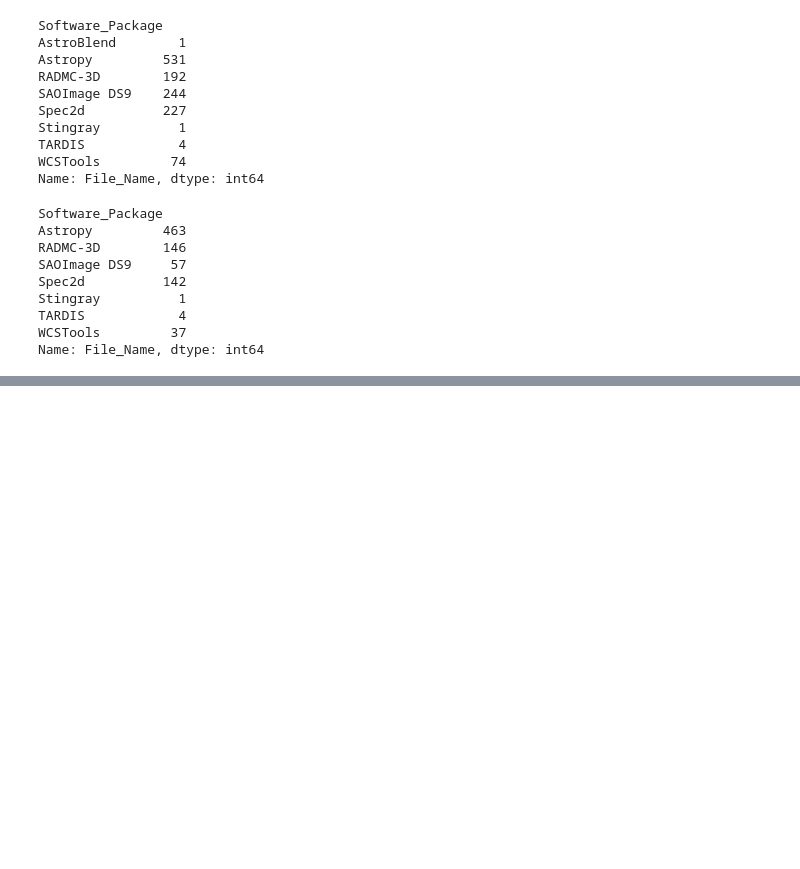
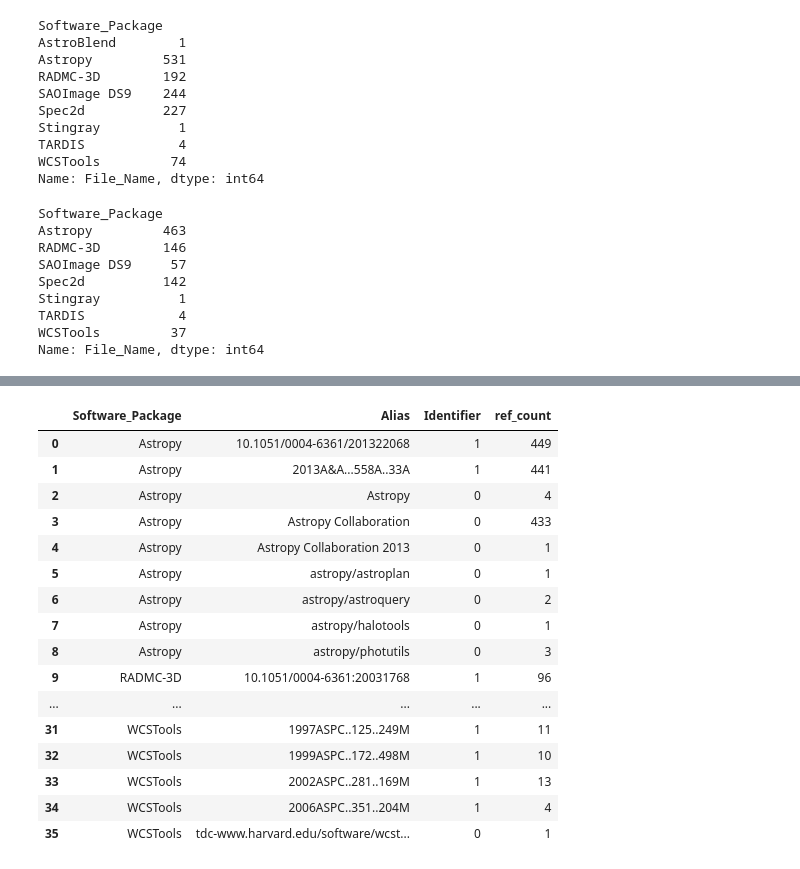
Before and after one commit to CfA-Library/Cite_Astro_Software, a Jupyter notebook: Citation_Study_2019/XML_SEARCH/XML_ANALYSIS/XML_ANALYSIS_082019/XML_REF_ANALYSIS_082019/XML_REF_ANALYSIS_082019.ipynb, the cells around one changed output, grey strips where cells are left out. Cells and saved outputs as stored; diff of their text form; code cells hidden in the pictures; blank space fills up the shorter version.

```diff
--- a/Citation_Study_2019/XML_SEARCH/XML_ANALYSIS/XML_ANALYSIS_082019/XML_REF_ANALYSIS_082019/XML_REF_ANALYSIS_082019.ipynb
+++ b/Citation_Study_2019/XML_SEARCH/XML_ANALYSIS/XML_ANALYSIS_082019/XML_REF_ANALYSIS_082019/XML_REF_ANALYSIS_082019.ipynb
@@ -223,9 +237,28 @@ print (XML_all_refs.groupby('Software_Package')['Alias'].nunique())
 # %%
 # Which aliases were used in the papers with aliases in references? Write results to csv
 
+XML_all_refs = XML_results.loc[XML_results['ref'] == "yes"]
 XML_ref_aliases = pd.DataFrame({'ref_count' : XML_all_refs.groupby(['Software_Package', 'Alias', 'Identifier'])['File_Name'].nunique()}).reset_index()
 XML_ref_aliases.to_csv("XML_ref_aliases_082019.csv")
 XML_ref_aliases
+# %% [output]
+|  | Software_Package | Alias | Identifier | ref_count |
+| 0 | Astropy | 10.1051/0004-6361/201322068 | 1 | 449 |
+| 1 | Astropy | 2013A&A...558A..33A | 1 | 441 |
+| 2 | Astropy | Astropy | 0 | 4 |
+| 3 | Astropy | Astropy Collaboration | 0 | 433 |
+| 4 | Astropy | Astropy Collaboration 2013 | 0 | 1 |
+| 5 | Astropy | astropy/astroplan | 0 | 1 |
+| 6 | Astropy | astropy/astroquery | 0 | 2 |
+| 7 | Astropy | astropy/halotools | 0 | 1 |
+| 8 | Astropy | astropy/photutils | 0 | 3 |
+| 9 | RADMC-3D | 10.1051/0004-6361:20031768 | 1 | 96 |
+| ... | ... | ... | ... | ... |
+| 31 | WCSTools | 1997ASPC..125..249M | 1 | 11 |
+| 32 | WCSTools | 1999ASPC..172..498M | 1 | 10 |
+| 33 | WCSTools | 2002ASPC..281..169M | 1 | 13 |
+| 34 | WCSTools | 2006ASPC..351..204M | 1 | 4 |
+| 35 | WCSTools | tdc-www.harvard.edu/software/wcst... | 0 | 1 |
 # %%
 # Proportion of articles containing software aliases with the software mentioned in an acknowledgement
 
```
Also changed, not shown: parts of 9 cells of this notebook.
